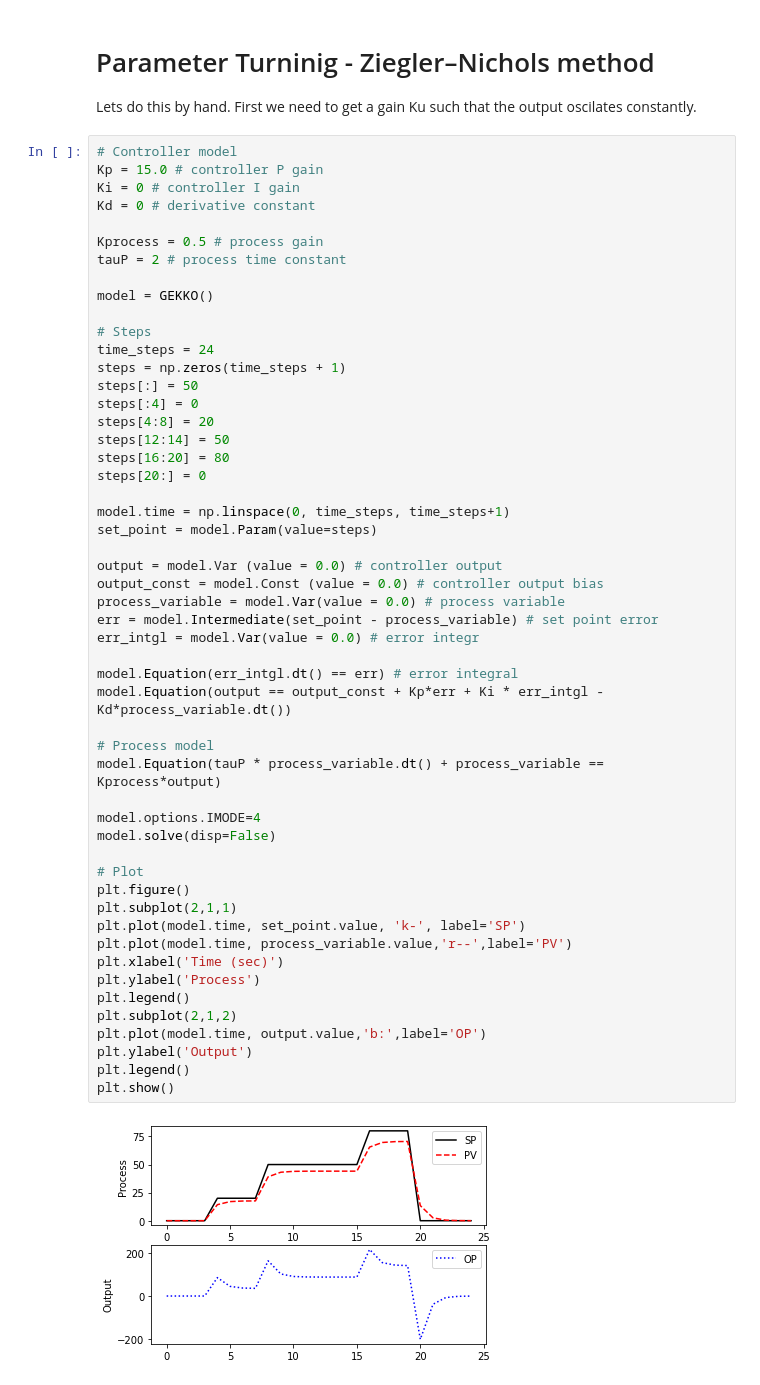
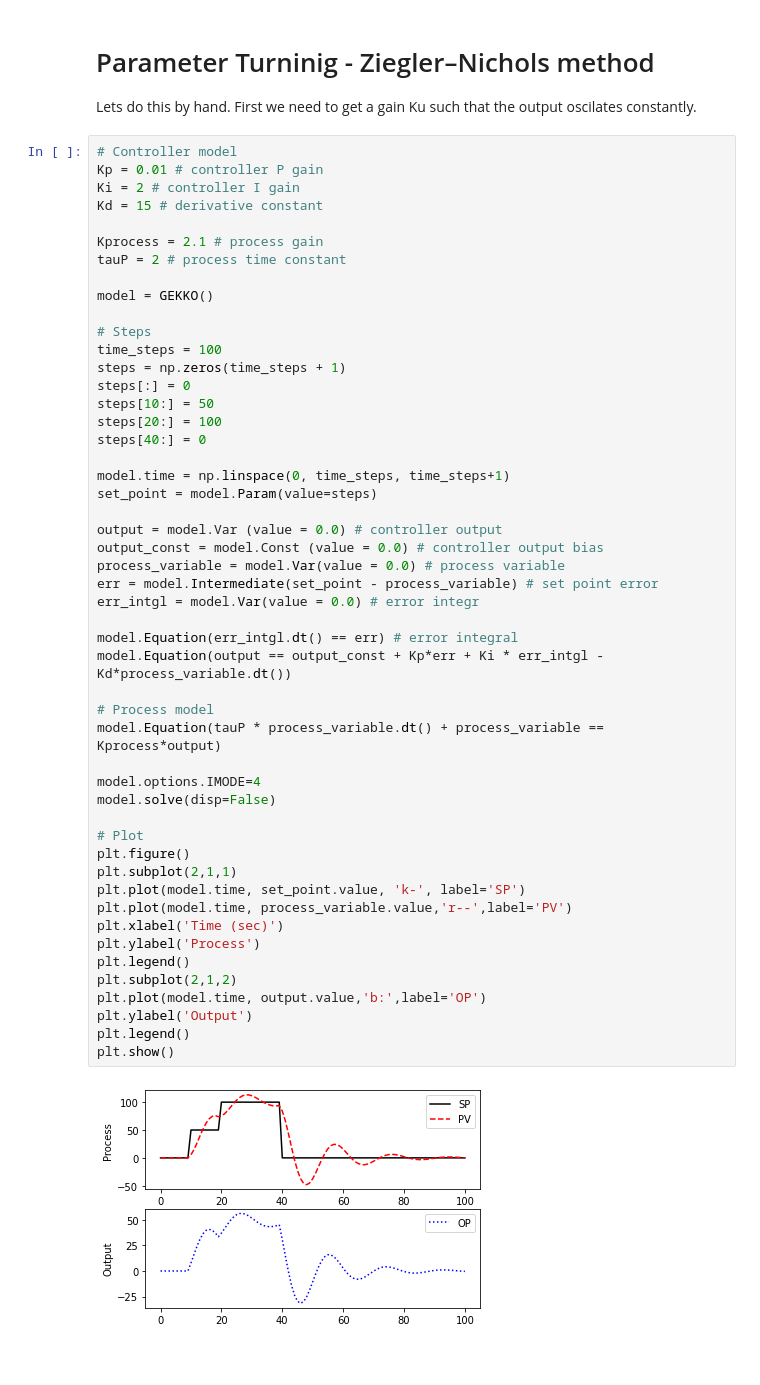
Before and after one commit to ShlomiRex/pid-controller-parameters-tuning, a Jupyter notebook: maman14.ipynb, the cells around one changed output. Drawn from its saved outputs; the diff is of its cells as text.

```diff
--- a/maman14.ipynb
+++ b/maman14.ipynb
@@ -516,55 +516,53 @@ PID sees this overshoot (future) and corrects it.
 Lets do this by hand. First we need to get a gain Ku such that the output oscilates constantly.
 # %%
 # Controller model
-Kp = 15.0 # controller P gain
-Ki = 0 # controller I gain
-Kd = 0 # derivative constant
+Kp = 0.01 # controller P gain
+Ki = 2 # controller I gain
+Kd = 15 # derivative constant
 
-Kprocess = 0.5 # process gain
+Kprocess = 2.1 # process gain
 tauP = 2 # process time constant
 
 model = GEKKO()
 
 # Steps
-time_steps = 24
+time_steps = 100
 steps = np.zeros(time_steps + 1)
-steps[:] = 50
-steps[:4] = 0
-steps[4:8] = 20
-steps[12:14] = 50
-steps[16:20] = 80
-steps[20:] = 0
+steps[:] = 0
+steps[10:] = 50
+steps[20:] = 100
+steps[40:] = 0
 
 model.time = np.linspace(0, time_steps, time_steps+1)
 set_point = model.Param(value=steps)
 
 output = model.Var (value = 0.0) # controller output
 output_const = model.Const (value = 0.0) # controller output bias
 process_variable = model.Var(value = 0.0) # process variable
 err = model.Intermediate(set_point - process_variable) # set point error
 err_intgl = model.Var(value = 0.0) # error integr
 
 model.Equation(err_intgl.dt() == err) # error integral
 model.Equation(output == output_const + Kp*err + Ki * err_intgl - Kd*process_variable.dt())
 
 # Process model
 model.Equation(tauP * process_variable.dt() + process_variable == Kprocess*output)
 
 model.options.IMODE=4
 model.solve(disp=False)
 
 # Plot
 plt.figure()
 plt.subplot(2,1,1)
 plt.plot(model.time, set_point.value, 'k-', label='SP')
 plt.plot(model.time, process_variable.value,'r--',label='PV')
 plt.xlabel('Time (sec)')
 plt.ylabel('Process')
 plt.legend()
 plt.subplot(2,1,2)
 plt.plot(model.time, output.value,'b:',label='OP')
 plt.ylabel('Output')
 plt.legend()
 plt.show()
 # %% [output]
-[figure, old version]
+[figure, new version]
```
Also changed, not shown: parts of 5 cells of this notebook, 1 other file.
